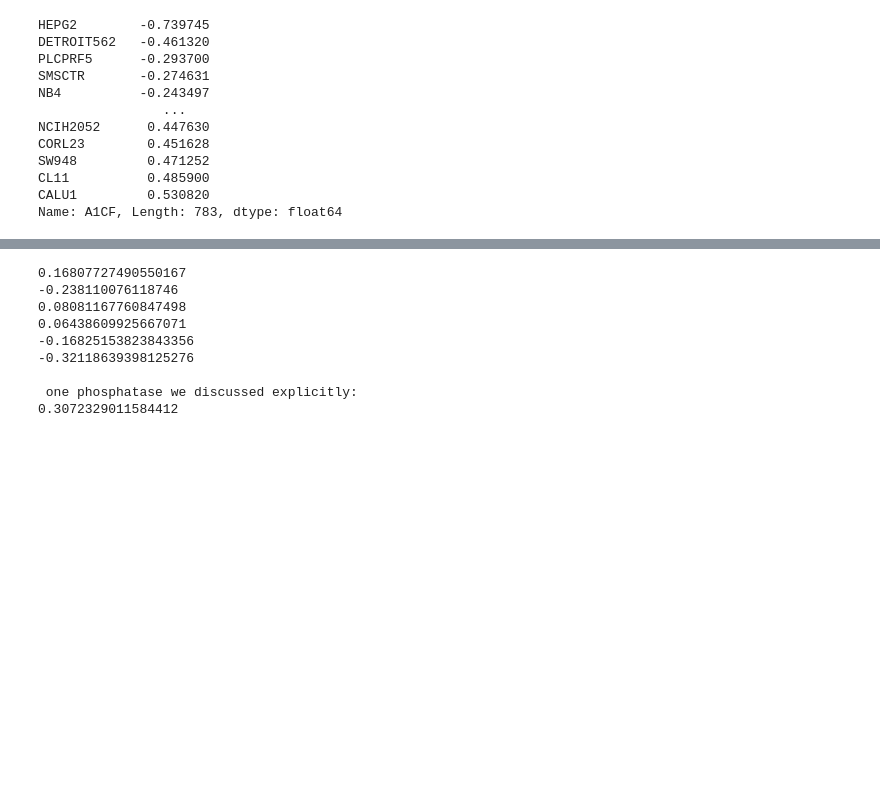
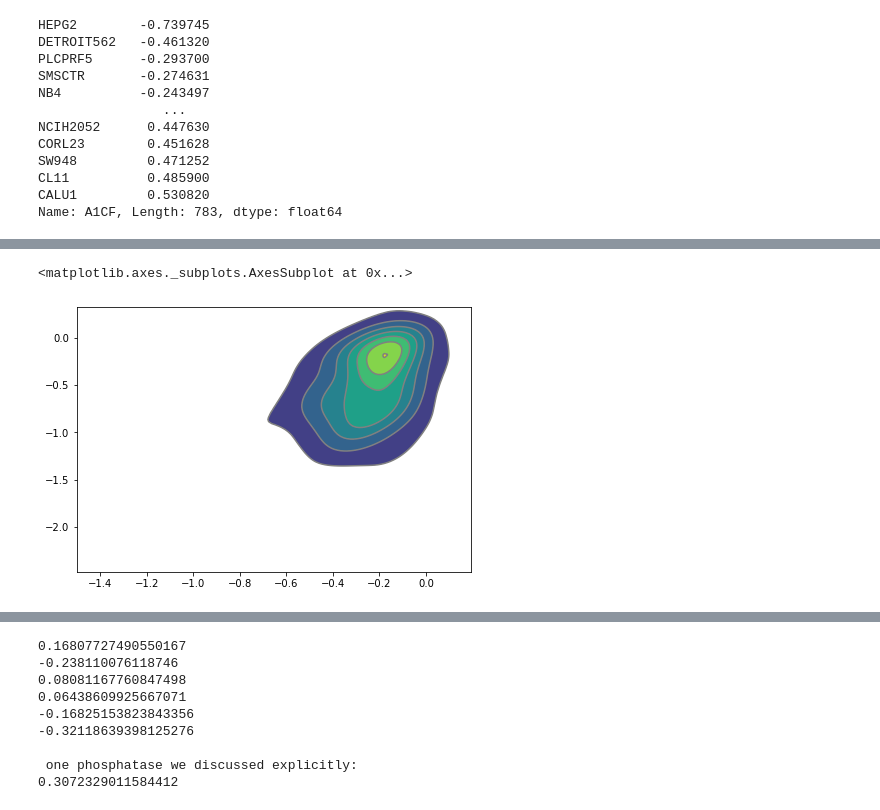
Before and after one commit to lannwal/projectlab, a Jupyter notebook: DataDash.ipynb, the cells around one changed output, grey strips where cells are left out. Saved outputs shown, nothing was run; the diff lists cells and outputs as text; code cells hidden in the pictures; blank space fills up the shorter version.

```diff
--- a/DataDash.ipynb
+++ b/DataDash.ipynb
@@ -36,0 +71,5 @@ Name: A1CF, Length: 783, dtype: float64
+# %%
+az.plot_kde(allGenes['CCND3'],allGenes['CDK6'])
+# %% [output]
+<matplotlib.axes._subplots.AxesSubplot at 0x...>
+[figure, added]
```
Also changed, not shown: parts of 20 cells of this notebook.
